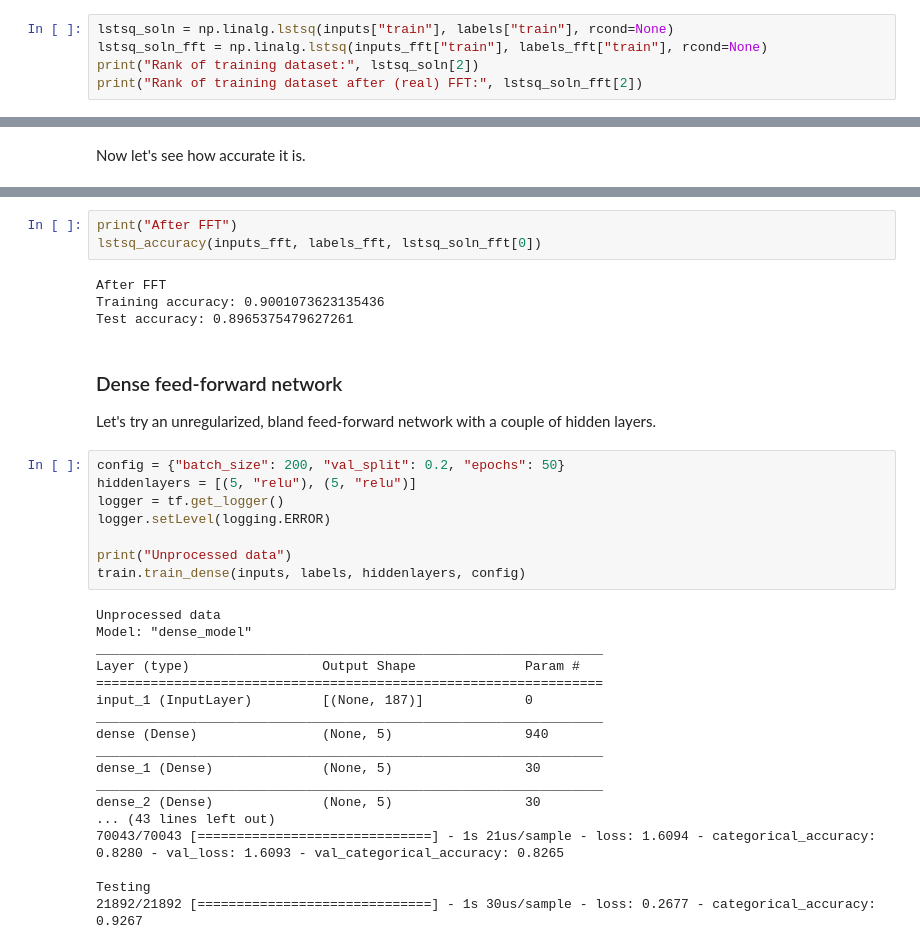
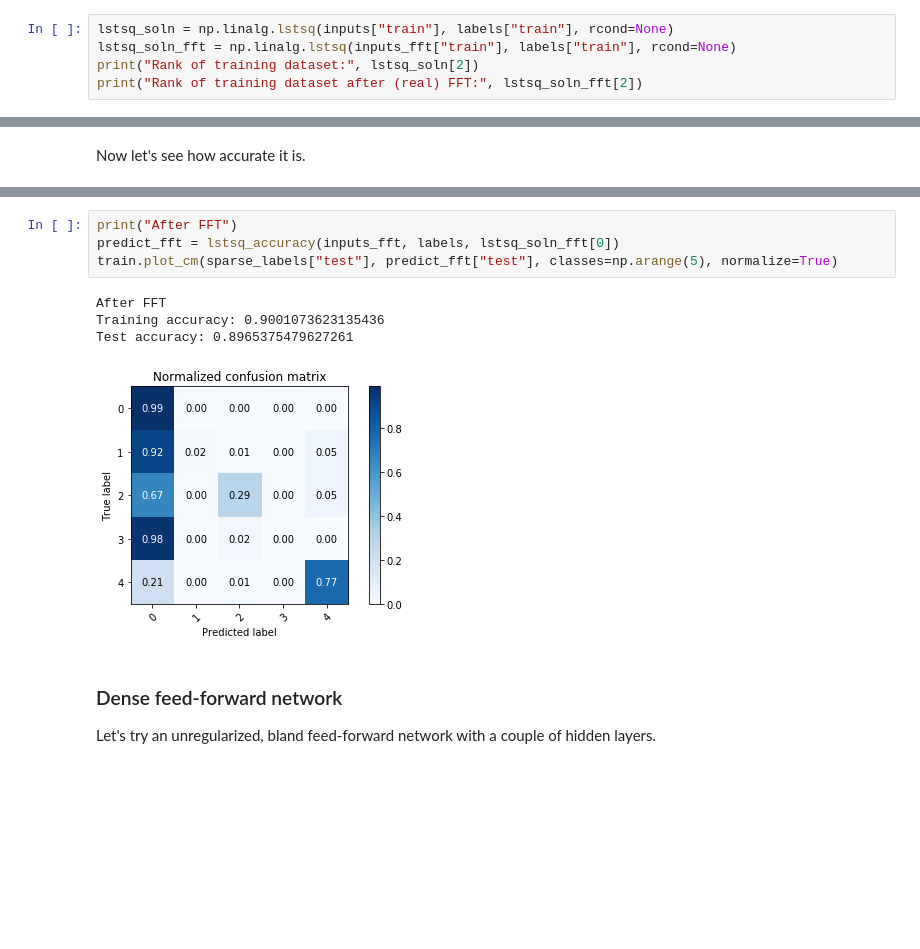
Before and after one commit to jeffminlin/ecglearning, a Jupyter notebook: code/basic_examples.ipynb, the cells around one changed output, grey strips where cells are left out. Drawn from its saved outputs; the diff is of its cells as text; blank space fills up the shorter version.

```diff
--- a/code/basic_examples.ipynb
+++ b/code/basic_examples.ipynb
@@ -49,7 +51,7 @@ pltdat.plot_ecg(files[0], 3)
 Let's try least-squares regression with numpy.
 # %%
 lstsq_soln = np.linalg.lstsq(inputs["train"], labels["train"], rcond=None)
-lstsq_soln_fft = np.linalg.lstsq(inputs_fft["train"], labels_fft["train"], rcond=None)
+lstsq_soln_fft = np.linalg.lstsq(inputs_fft["train"], labels["train"], rcond=None)
 print("Rank of training dataset:", lstsq_soln[2])
 print("Rank of training dataset after (real) FFT:", lstsq_soln_fft[2])
 # %% [output]
@@ -80,36 +86,12 @@ Test accuracy: 0.8952128631463548
 # %%
 print("After FFT")
-lstsq_accuracy(inputs_fft, labels_fft, lstsq_soln_fft[0])
+predict_fft = lstsq_accuracy(inputs_fft, labels, lstsq_soln_fft[0])
+train.plot_cm(sparse_labels["test"], predict_fft["test"], classes=np.arange(5), normalize=True)
 # %% [output]
 After FFT
 Training accuracy: 0.9001073623135436
 Test accuracy: 0.8965375479627261
+[figure, added]
 # %% [markdown]
 ### Dense feed-forward network
 Let's try an unregularized, bland feed-forward network with a couple of hidden layers.
-# %%
-config = {"batch_size": 200, "val_split": 0.2, "epochs": 50}
-hiddenlayers = [(5, "relu"), (5, "relu")]
-logger = tf.get_logger()
-logger.setLevel(logging.ERROR)
-
-print("Unprocessed data")
-train.train_dense(inputs, labels, hiddenlayers, config)
-# %% [output]
-Unprocessed data
-Model: "dense_model"
-_________________________________________________________________
-Layer (type)                 Output Shape              Param #
-=================================================================
-input_1 (InputLayer)         [(None, 187)]             0
-_________________________________________________________________
-dense (Dense)                (None, 5)                 940
-_________________________________________________________________
-dense_1 (Dense)              (None, 5)                 30
-_________________________________________________________________
-dense_2 (Dense)              (None, 5)                 30
-... (43 lines left out)
-70043/70043 [==============================] - 1s 21us/sample - loss: 1.6094 - categorical_accuracy: 0.8280 - val_loss: 1.6093 - val_categorical_accuracy: 0.8265
-
-Testing
-21892/21892 [==============================] - 1s 30us/sample - loss: 0.2677 - categorical_accuracy: 0.9267
```
Also changed, not shown: parts of 7 cells of this notebook, 3 other files.
